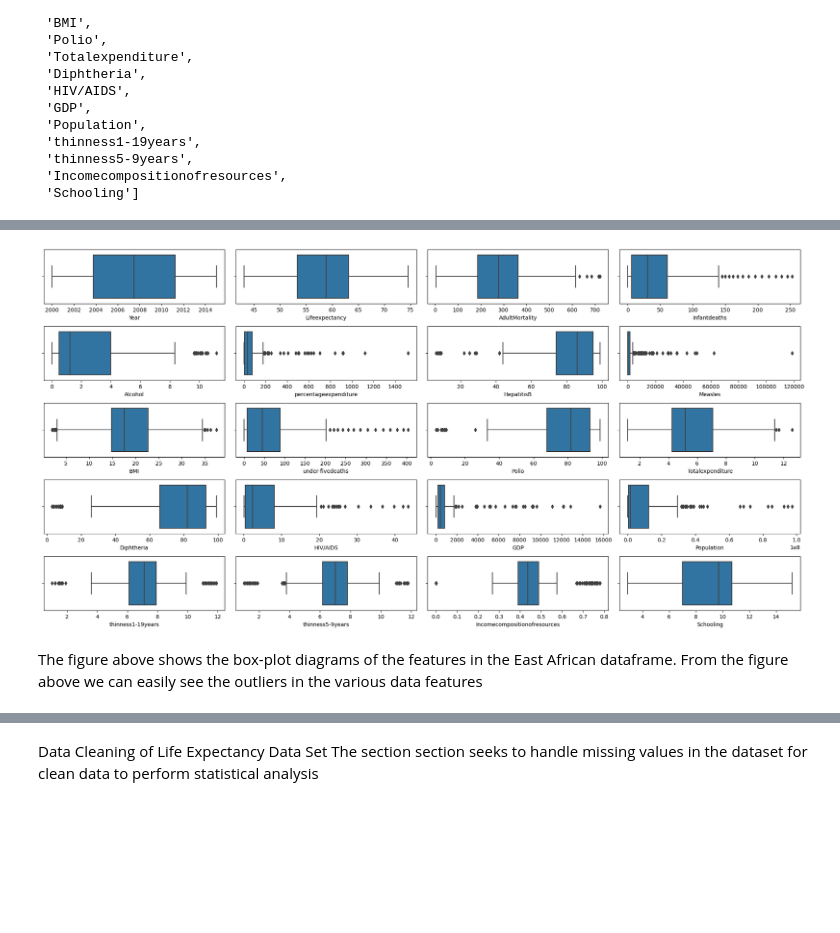
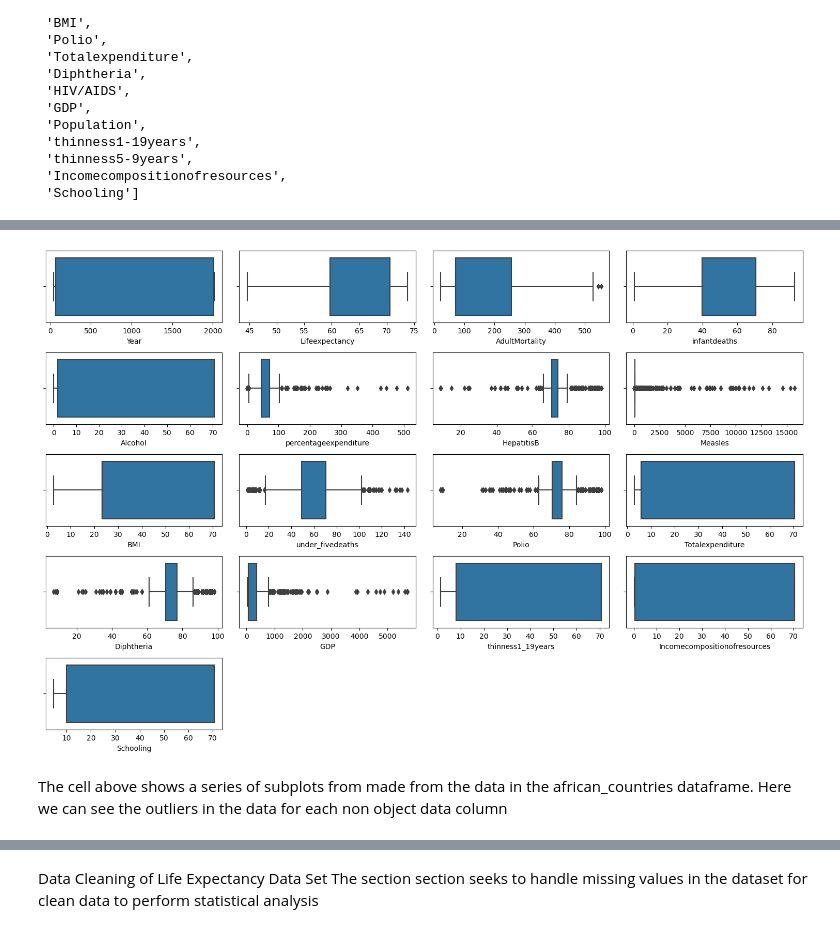
Before and after one commit to IceyPanda23/Phase_2_project, a Jupyter notebook: Project Phase 2.ipynb, the cells around one changed output, grey strips where cells are left out. Saved outputs shown, nothing was run; the diff lists cells and outputs as text; code cells hidden in the pictures; blank space fills up the shorter version.

Commit message:
Makes changes to code and adds visualizations

```diff
--- a/Project Phase 2.ipynb
+++ b/Project Phase 2.ipynb
@@ -324,0 +321,4 @@ dtype: int64
+# %%
+#renames columns with symbols replacing them with underscore
+african_countries = african_countries.rename(columns={'thinness1-19years':'thinness1_19years','thinness5-9years':'thinness5_9years','under-fivedeaths':'under_fivedeaths'})
+african_countries.columns
@@ -324,0 +332,18 @@ dtype: int64
+# %%
+#creates a list of columns of the dataframe excluding those representing object datatype
+a_cols = african_countries.select_dtypes(exclude='object').columns.to_list()
+a_cols_T = a_cols
+
+#removes HIV/AIDS from the list
+a_cols_T.remove('HIV/AIDS')
+# %%
+#creates a list with all the data column names with high significance to GDP
+significant_cols = []
+for col in a_cols_T:
+    a_x = [african_countries[col]]
+    y = african_countries['GDP']
+    formula = f'GDP ~ {col}'
+    model_a = ols(formula,data=african_countries).fit()
+    if model_a.f_pvalue < 0.05:
+        significant_cols.append(col)
+significant_cols
@@ -324,0 +389,7 @@ dtype: int64
+# %%
+#appends country data column in the statistically significance dataframe
+significance_col_end = ['Country']
+for col in significant_cols:
+    significance_col_end.append(col)
+african_countries = african_countries[significance_col_end]
+african_countries.info()
@@ -325,17 +414,17 @@ dtype: int64
 # %%
-#showing outliers in the east africa data using box plots
+#showing outliers in the africa data using box plots
 count = 1
 
-fig = plt.figure(figsize = [20, 10])
-cols_ea = ea_countries.select_dtypes(exclude=['object']).columns.tolist()
+fig = plt.figure(figsize = [15, 10])
+cols_africa = african_countries.select_dtypes(exclude=['object']).columns.tolist()
 
-for col in cols_ea:
+for col in cols_africa:
     plt.subplot(5, 4, count)
-    sns.boxplot(x = ea_countries[col])
+    sns.boxplot(x = african_countries[col])
     count += 1
 plt.tight_layout()
 plt.show()
 # %% [output]
-[figure, old version]
+[figure, new version]
 # %% [markdown]
-The figure above shows the box-plot diagrams of the features in the East African dataframe. From the figure above we can easily see the outliers in the various data features
+The cell above shows a series of subplots from made from the data in the african_countries dataframe. Here we can see the outliers in the data for each non object data column
```
Also changed, not shown: parts of 98 cells of this notebook.
